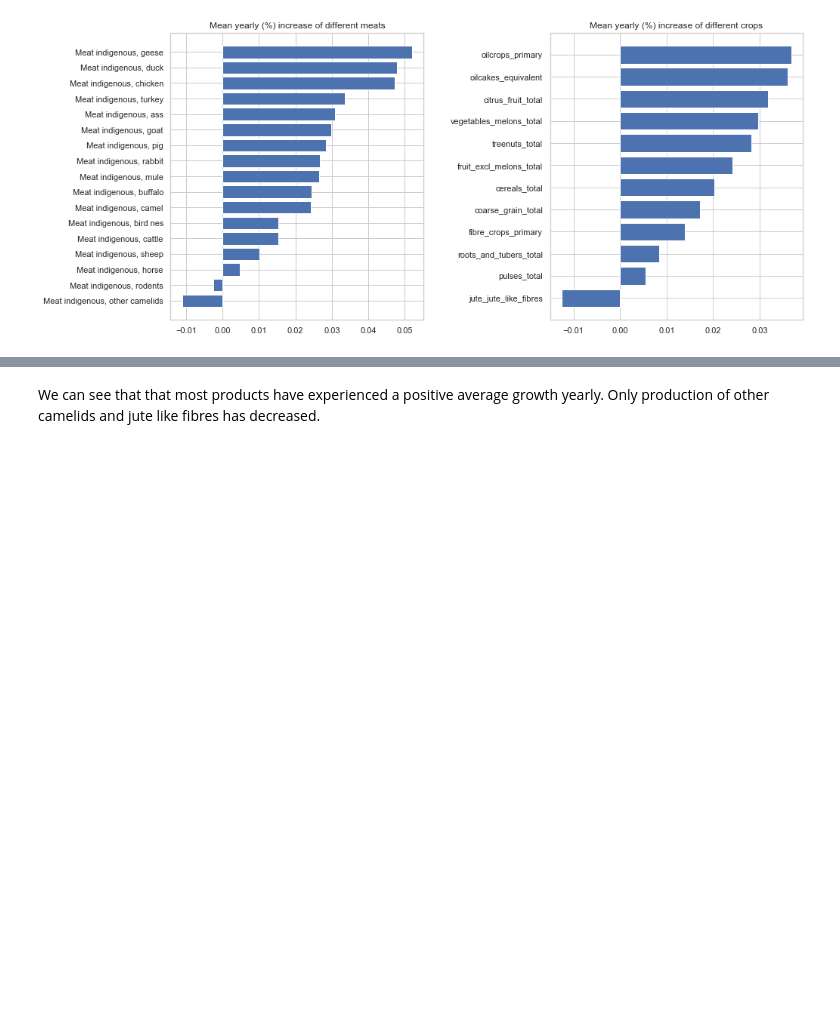
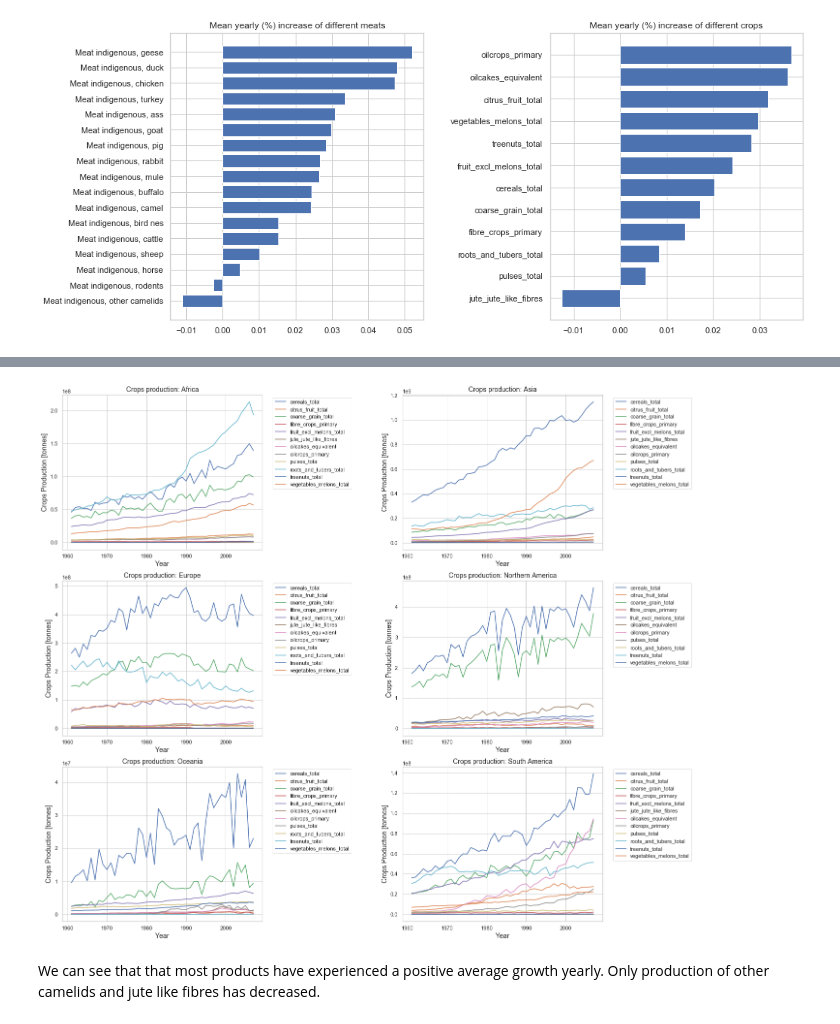
Before and after one commit to theodorhusefest/ADA-2019-project1-sovellettu-tiedon-analysoint, a Jupyter notebook: milestone_3.ipynb, the cells around one changed output, grey strips where cells are left out. Cells and saved outputs as stored; diff of their text form; code cells hidden in the pictures; blank space fills up the shorter version.

```diff
--- a/milestone_3.ipynb
+++ b/milestone_3.ipynb
@@ -110,3 +144,14 @@ Text(0.5, 1.0, 'Mean yearly (%) increase of different crops')
+# %%
+fig = plt.figure(figsize = (20, 20)).subplots_adjust(wspace=0.7)
+i = 0
+
+for area in crops_cont.Area.unique():
+    i+=1
+    plot_compare_areas(crops_cont[crops_cont['Area'] == area], grouping = 'Item',
+              y = 'Value', y_label = 'Crops Production [tonnes]', title = 'Crops production: '+area,
+                subplot = True, ax = plt.subplot(3, 2, i), outside = True)
+# %% [output]
+[figure, added]
 # %% [markdown]
 We can see that that most products have experienced a positive average growth yearly. Only production of other camelids and jute like fibres has decreased.
 # %% [markdown]
```
Also changed, not shown: parts of 8 cells of this notebook, 1 other file.
